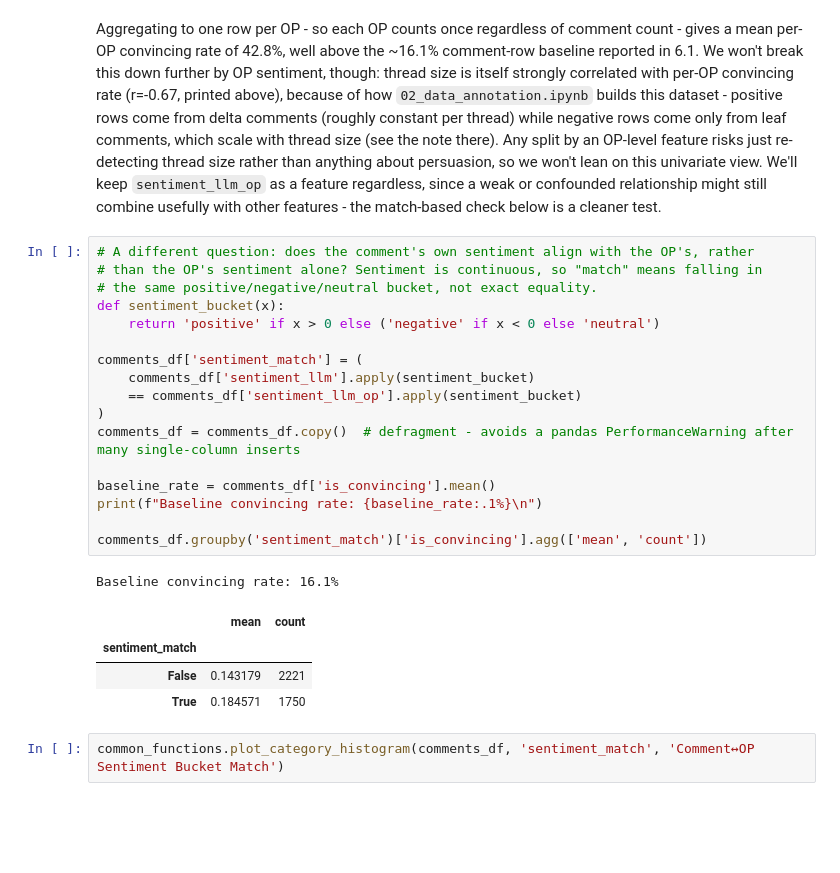
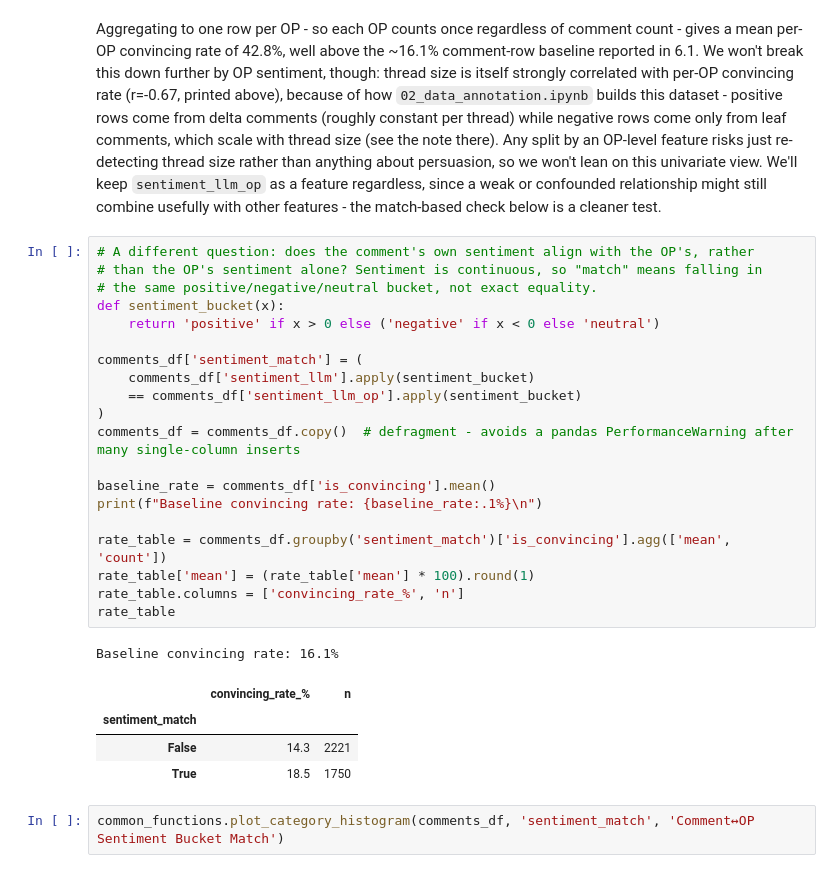
Before and after one commit to jct-nlp/change-my-view-2025, a Jupyter notebook: this work/03.3_feature_engineering_op_relation.ipynb, the cells around one changed output. Cells and saved outputs as stored; diff of their text form; blank space fills up the shorter version.

```diff
--- a/this work/03.3_feature_engineering_op_relation.ipynb
+++ b/this work/03.3_feature_engineering_op_relation.ipynb
@@ -209,26 +209,29 @@ Aggregating to one row per OP - so each OP counts once regardless of comment cou
 # %%
 # A different question: does the comment's own sentiment align with the OP's, rather
 # than the OP's sentiment alone? Sentiment is continuous, so "match" means falling in
 # the same positive/negative/neutral bucket, not exact equality.
 def sentiment_bucket(x):
     return 'positive' if x > 0 else ('negative' if x < 0 else 'neutral')
 
 comments_df['sentiment_match'] = (
     comments_df['sentiment_llm'].apply(sentiment_bucket)
     == comments_df['sentiment_llm_op'].apply(sentiment_bucket)
 )
 comments_df = comments_df.copy()  # defragment - avoids a pandas PerformanceWarning after many single-column inserts
 
 baseline_rate = comments_df['is_convincing'].mean()
 print(f"Baseline convincing rate: {baseline_rate:.1%}\n")
 
-comments_df.groupby('sentiment_match')['is_convincing'].agg(['mean', 'count'])
+rate_table = comments_df.groupby('sentiment_match')['is_convincing'].agg(['mean', 'count'])
+rate_table['mean'] = (rate_table['mean'] * 100).round(1)
+rate_table.columns = ['convincing_rate_%', 'n']
+rate_table
 # %% [output]
 Baseline convincing rate: 16.1%
-|  | mean | count |
+|  | convincing_rate_% | n |
 | sentiment_match |  |  |
-| False | 0.143179 | 2221 |
-| True | 0.184571 | 1750 |
+| False | 14.3 | 2221 |
+| True | 18.5 | 1750 |
 # %%
 common_functions.plot_category_histogram(comments_df, 'sentiment_match', 'Comment↔OP Sentiment Bucket Match')
 # %% [output]
```
Also changed, not shown: parts of 2 cells of this notebook.
